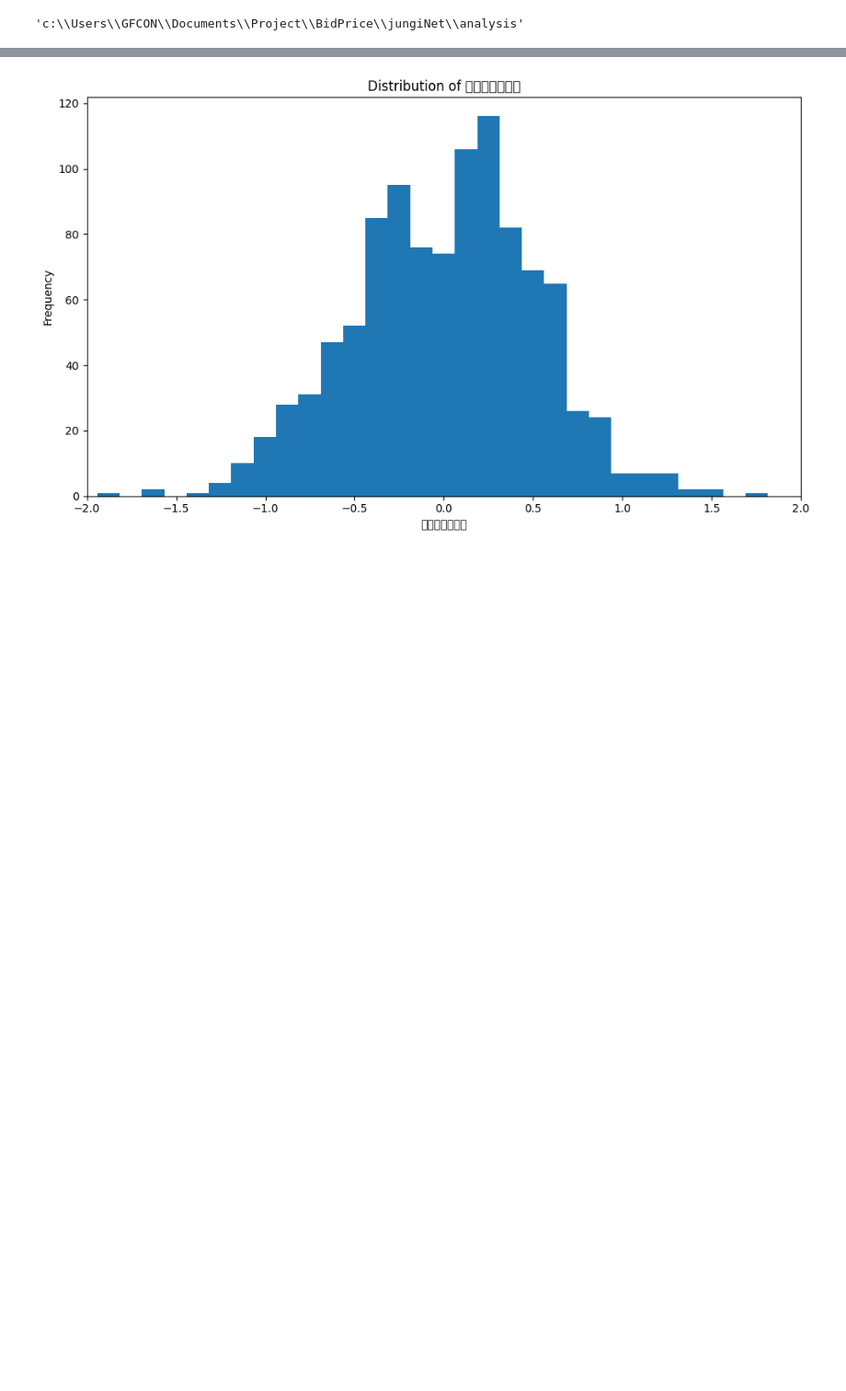
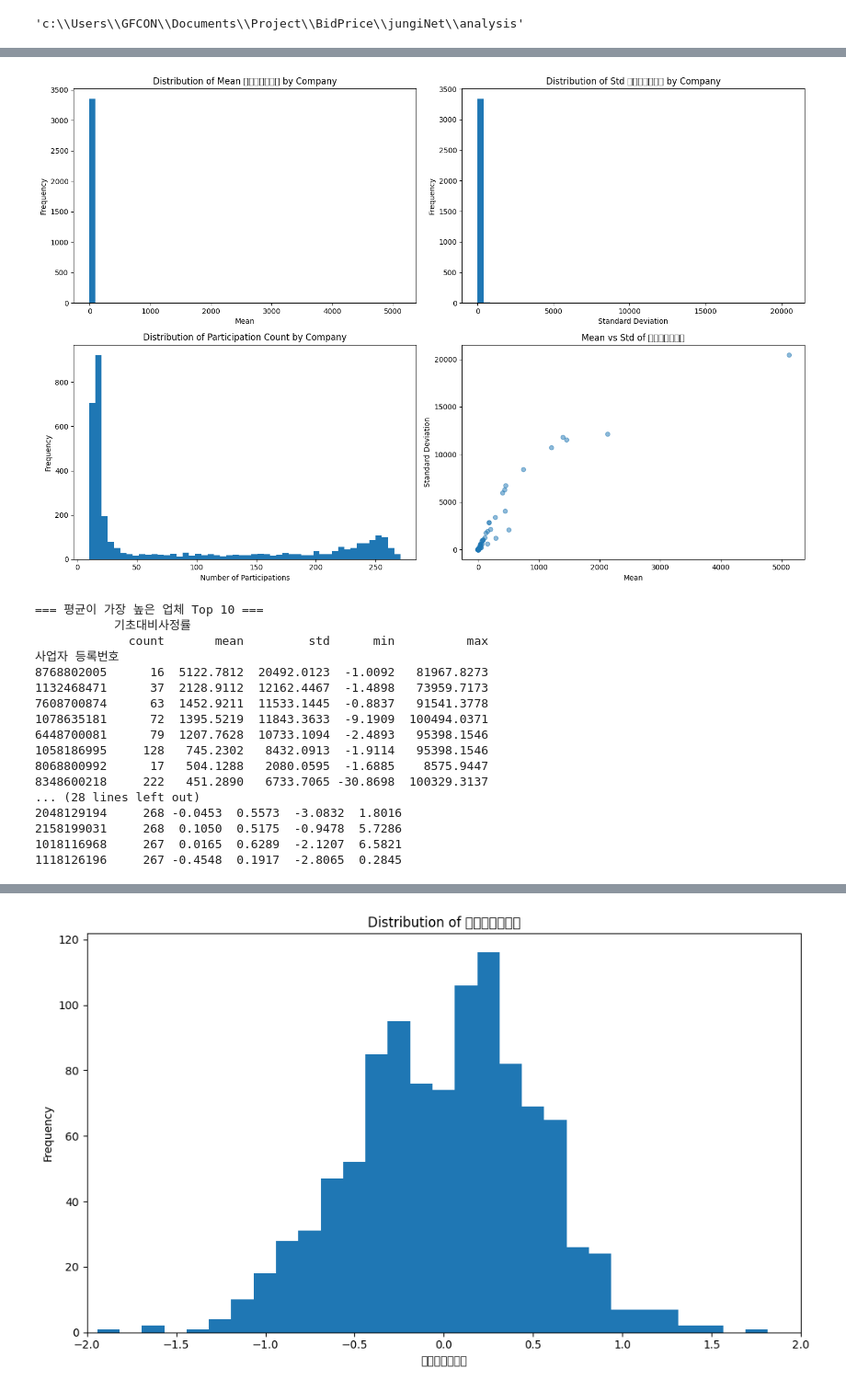
Before and after one commit to zoongahn/bid-price-analysis, a Jupyter notebook: analysis/analysis_cross_company.ipynb, the cells around one changed output, grey strips where cells are left out. Shown at 92% size. Drawn from its saved outputs; the diff is of its cells as text; code cells hidden in the pictures; blank space fills up the shorter version.

```diff
--- a/analysis/analysis_cross_company.ipynb
+++ b/analysis/analysis_cross_company.ipynb
@@ -18,7 +22,7 @@ import os
 csv_dir_path = "../output"
 csv_paths = glob.glob(os.path.join(csv_dir_path, "*.csv"))
 # Plot first 10 CSV files
-for i in len(csv_paths):
+for i in range(len(csv_paths)):
     try:
         df = pd.read_csv(csv_paths[i])
         # Get filename without extension for saving
@@ -71,9 +104,14 @@ TypeError: 'int' object is not iterable
 # %%
 def merge_csv_files(csv_dir_path):
+    count = 0
     csv_paths = glob.glob(os.path.join(csv_dir_path, "*.csv"))
     df = pd.read_csv(csv_paths[0])
     for i in range(1, len(csv_paths)):
-        df = pd.concat([df, pd.read_csv(csv_paths[i])], ignore_index=True)
+        concat_df = pd.read_csv(csv_paths[i])
+        if len(concat_df) > 100:
+            count += 1
+            df = pd.concat([df, concat_df], ignore_index=True)
+    print(count)
     return df
 
 df = merge_csv_files(csv_dir_path)
@@ -87,0 +147,71 @@ len(df)
+# %%
+# 1. 먼저 사업자별로 그룹화하고 기본 통계량 계산
+company_stats = df.groupby('사업자 등록번호').agg({
+    '기초대비사정률': ['count', 'mean', 'std', 'min', 'max']
+}).round(4)
+
+# 2. 참여 횟수로 필터링 (예: 10회 이상 참여한 업체만)
+min_participations = 10
+filtered_stats = company_stats[company_stats[('기초대비사정률', 'count')] >= min_participations]
+
+# 3. 통계량 분포 시각화
+fig, axes = plt.subplots(2, 2, figsize=(15, 10))
+
+# 평균 분포
+axes[0,0].hist(filtered_stats[('기초대비사정률', 'mean')], bins=50)
+axes[0,0].set_title('Distribution of Mean 기초대비사정률 by Company')
+axes[0,0].set_xlabel('Mean')
+axes[0,0].set_xlim(range=(0,2))
+axes[0,0].set_ylabel('Frequency')
+
+# 표준편차 분포
+axes[0,1].hist(filtered_stats[('기초대비사정률', 'std')], bins=50)
+axes[0,1].set_title('Distribution of Std 기초대비사정률 by Company')
+axes[0,1].set_xlabel('Standard Deviation')
+axes[0,1].set_ylabel('Frequency')
+
+# 참여 횟수 분포
+axes[1,0].hist(filtered_stats[('기초대비사정률', 'count')], bins=50)
+axes[1,0].set_title('Distribution of Participation Count by Company')
+axes[1,0].set_xlabel('Number of Participations')
+axes[1,0].set_ylabel('Frequency')
+
+# 평균 vs 표준편차 산점도
+axes[1,1].scatter(filtered_stats[('기초대비사정률', 'mean')],
+                 filtered_stats[('기초대비사정률', 'std')],
+                 alpha=0.5)
+axes[1,1].set_title('Mean vs Std of 기초대비사정률')
+axes[1,1].set_xlabel('Mean')
+axes[1,1].set_ylabel('Standard Deviation')
+
+plt.tight_layout()
+plt.show()
+
+# 4. 상위/하위 통계량 출력
+print("\n=== 평균이 가장 높은 업체 Top 10 ===")
+print(filtered_stats.nlargest(10, ('기초대비사정률', 'mean')))
+
+print("\n=== 표준편차가 가장 작은 업체 Top 10 ===")
+print(filtered_stats.nsmallest(10, ('기초대비사정률', 'std')))
+
+print("\n=== 참여횟수가 가장 많은 업체 Top 10 ===")
+print(filtered_stats.nlargest(10, ('기초대비사정률', 'count')))
+# %% [output]
+[figure, added]
+=== 평균이 가장 높은 업체 Top 10 ===
+           기초대비사정률
+             count       mean         std      min          max
+사업자 등록번호
+8768802005      16  5122.7812  20492.0123  -1.0092   81967.8273
+1132468471      37  2128.9112  12162.4467  -1.4898   73959.7173
+7608700874      63  1452.9211  11533.1445  -0.8837   91541.3778
+1078635181      72  1395.5219  11843.3633  -9.1909  100494.0371
+6448700081      79  1207.7628  10733.1094  -2.4893   95398.1546
+1058186995     128   745.2302   8432.0913  -1.9114   95398.1546
+8068800992      17   504.1288   2080.0595  -1.6885    8575.9447
+8348600218     222   451.2890   6733.7065 -30.8698  100329.3137
+... (28 lines left out)
+2048129194     268 -0.0453  0.5573  -3.0832  1.8016
+2158199031     268  0.1050  0.5175  -0.9478  5.7286
+1018116968     267  0.0165  0.6289  -2.1207  6.5821
+1118126196     267 -0.4548  0.1917  -2.8065  0.2845
```
Also changed, not shown: parts of 15 cells of this notebook, 1 other file.
